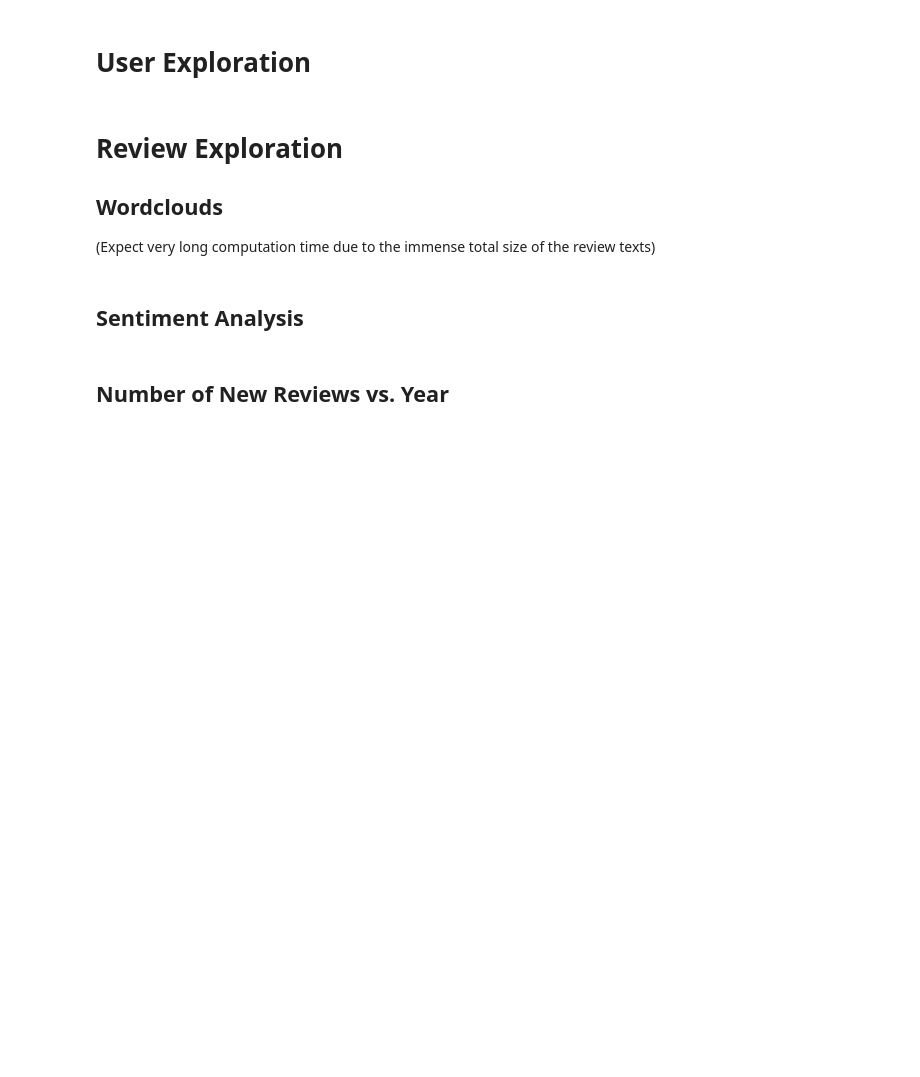
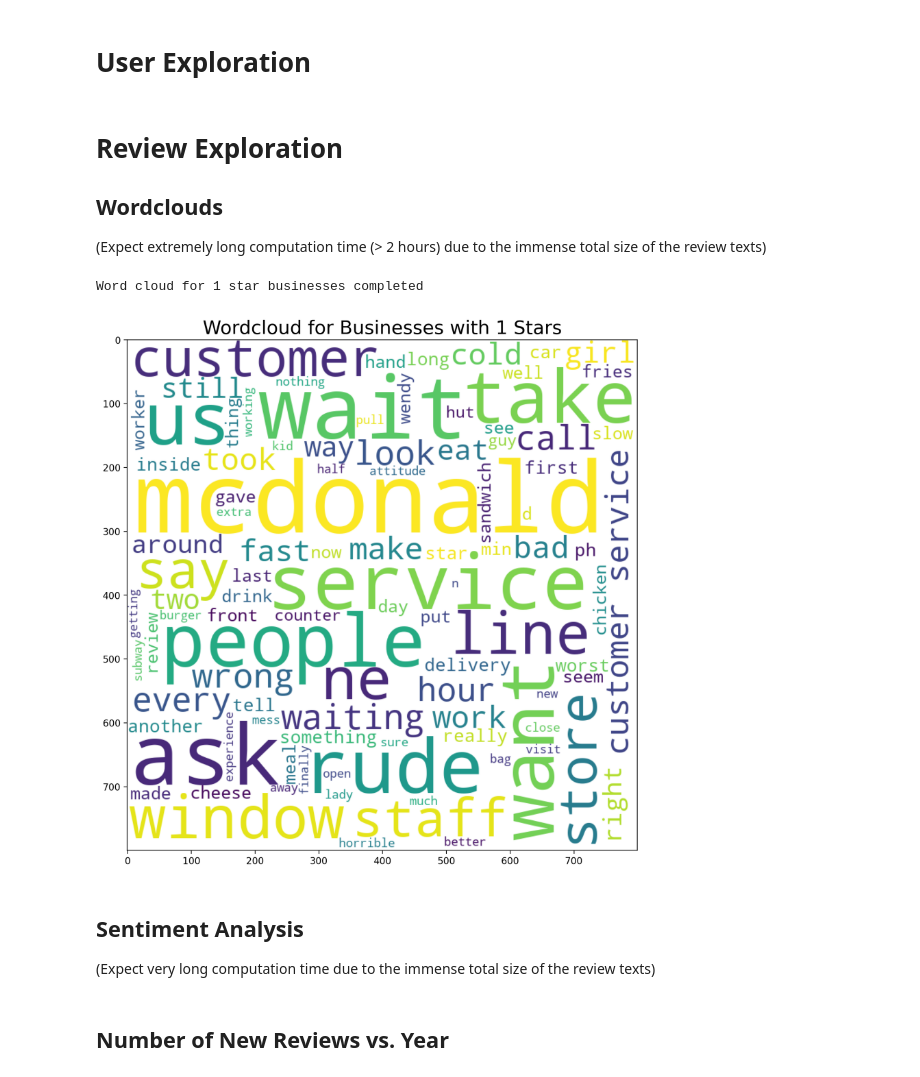
Before and after one commit to bill9108/ECE143_Team1, a Jupyter notebook: main.ipynb, the cells around one changed output. Drawn from its saved outputs; the diff is of its cells as text; code cells hidden in the pictures; blank space fills up the shorter version.

Commit message:
Wordcloud added to main and tested. Added title for wordcloud

```diff
--- a/main.ipynb
+++ b/main.ipynb
@@ -63,11 +64,16 @@ for y in years:
 # %% [markdown]
 # Review Exploration
 ## Wordclouds
-(Expect very long computation time due to the immense total size of the review texts)
+(Expect extremely long computation time (> 2 hours) due to the immense total size of the review texts)
 # %%
-for i in range(1, 6):
-    gwc.generate_wordcloud(business, review, i, 100)
+for i in range(1, 2):
+    generate_wordcloud(business, review, i, 100)
+    print("Word cloud for " + str(i) + " star businesses completed")
+# %% [output]
+Word cloud for 1 star businesses completed
+[figure, added]
-# %% [markdown]
-## Sentiment Analysis
+# %% [markdown]
+## Sentiment Analysis
+(Expect very long computation time due to the immense total size of the review texts)
 # %% [markdown]
 ## Number of New Reviews vs. Year
```
Also changed, not shown: parts of 1 cell of this notebook, 2 other files.
